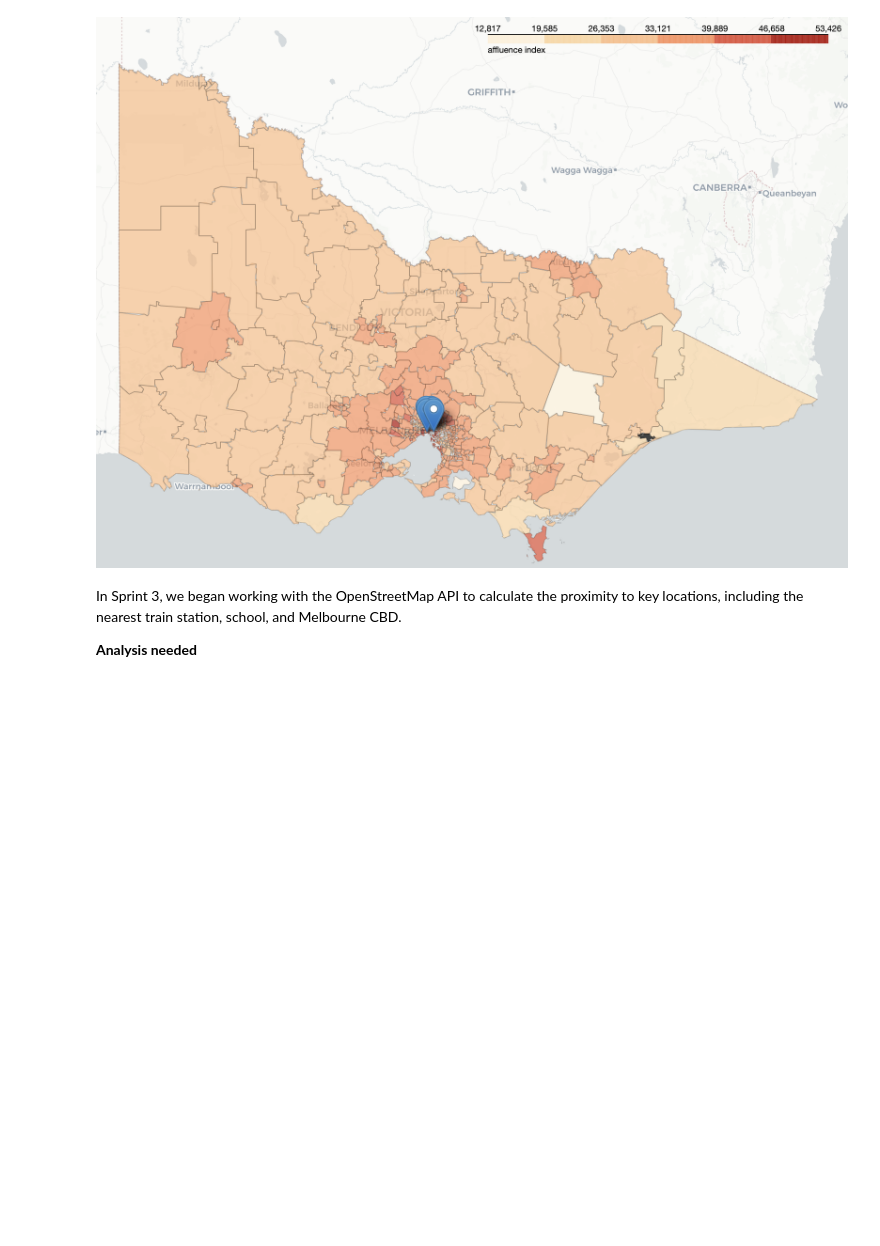
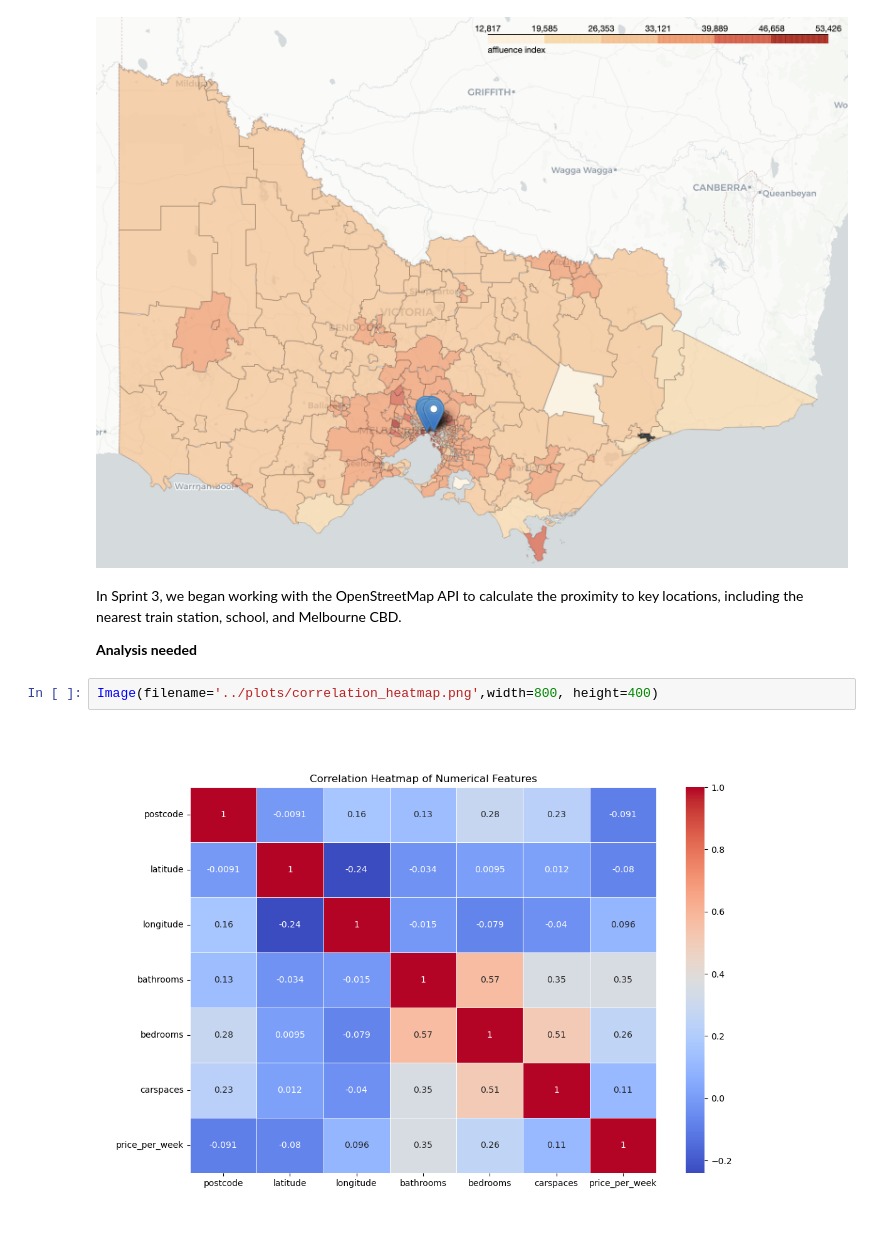
Before and after one commit to MAST30034-AppliedDataScience/project-2-group-real-estate-industry-project-7, a Jupyter notebook: notebooks/summary_notebook.ipynb, the cells around one changed output. Saved outputs shown, nothing was run; the diff lists cells and outputs as text; blank space fills up the shorter version.

```diff
--- a/notebooks/summary_notebook.ipynb
+++ b/notebooks/summary_notebook.ipynb
@@ -26,3 +41,7 @@ In Sprint 3, we began working with the OpenStreetMap API to calculate the proxim
 
 
 **Analysis needed**
+# %%
+Image(filename='../plots/correlation_heatmap.png',width=800, height=400)
+# %% [output]
+[figure, added]
```
Also changed, not shown: parts of 4 cells of this notebook.
